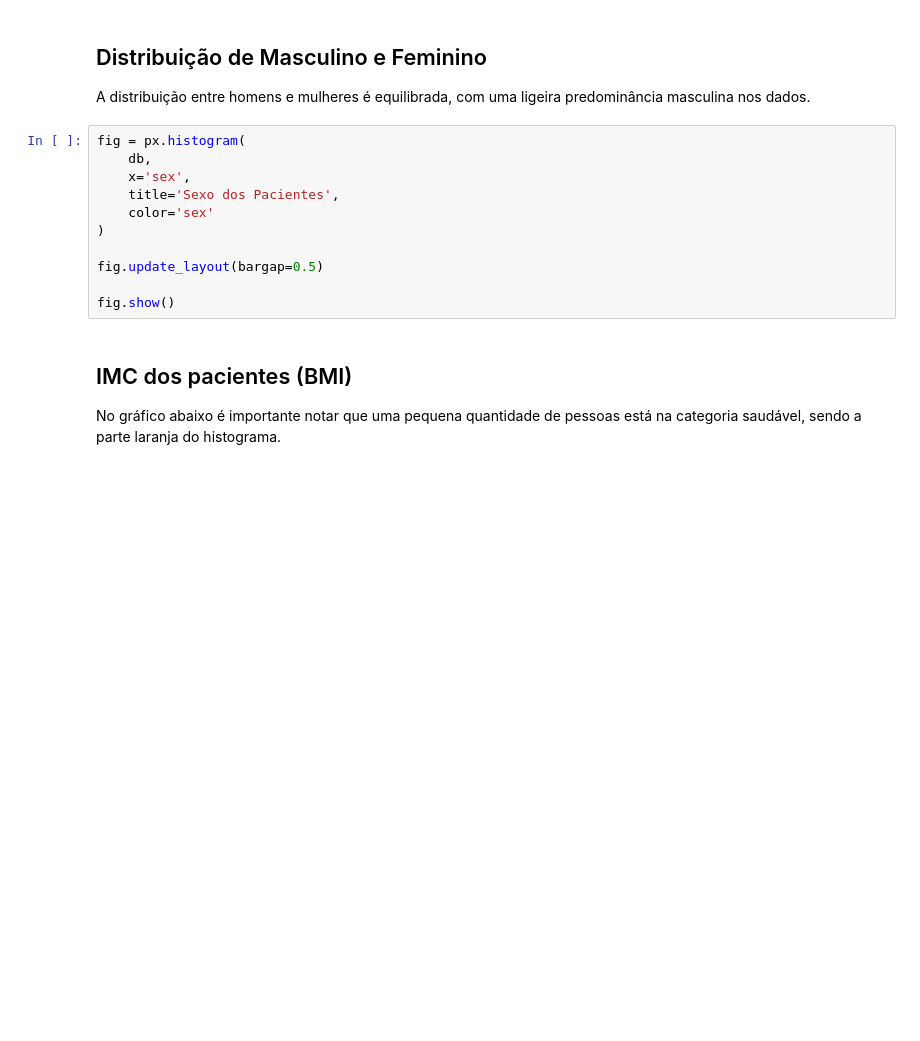
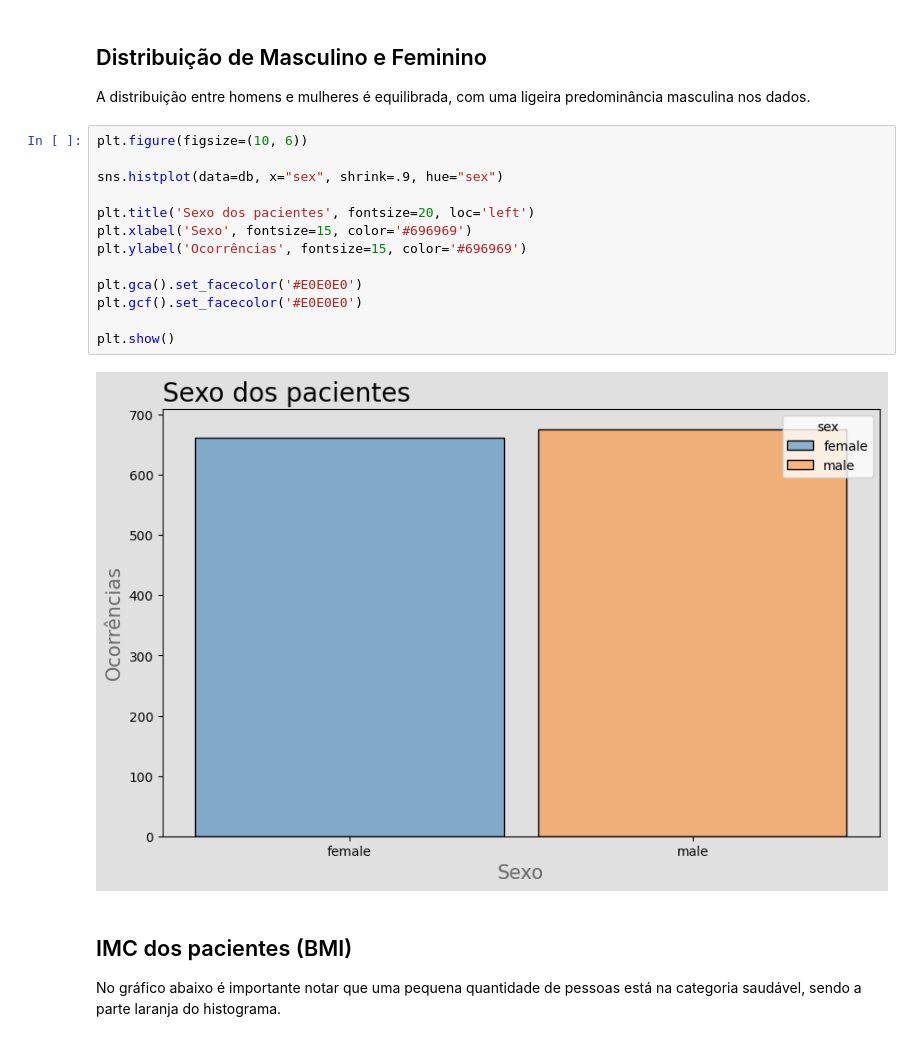
Before and after one commit to pedrocobalquini/Custo-Medico, a Jupyter notebook: custo_medico.ipynb, the cells around one changed output. Drawn from its saved outputs; the diff is of its cells as text; blank space fills up the shorter version.

```diff
--- a/custo_medico.ipynb
+++ b/custo_medico.ipynb
@@ -154,17 +161,21 @@ fig.show()
 ## Distribuição de Masculino e Feminino
 
 A distribuição entre homens e mulheres é equilibrada, com uma ligeira predominância masculina nos dados.
-# %%
-fig = px.histogram(
-    db,
-    x='sex',
-    title='Sexo dos Pacientes',
-    color='sex'
-)
-
-fig.update_layout(bargap=0.5)
-
-fig.show()
+# %%
+plt.figure(figsize=(10, 6))
+
+sns.histplot(data=db, x="sex", shrink=.9, hue="sex")
+
+plt.title('Sexo dos pacientes', fontsize=20, loc='left')
+plt.xlabel('Sexo', fontsize=15, color='#696969')
+plt.ylabel('Ocorrências', fontsize=15, color='#696969')
+
+plt.gca().set_facecolor('#E0E0E0')
+plt.gcf().set_facecolor('#E0E0E0')
+
+plt.show()
+# %% [output]
+[figure, added]
 # %% [markdown]
 ## IMC dos pacientes (BMI)
 
```
Also changed, not shown: parts of 28 cells of this notebook.
